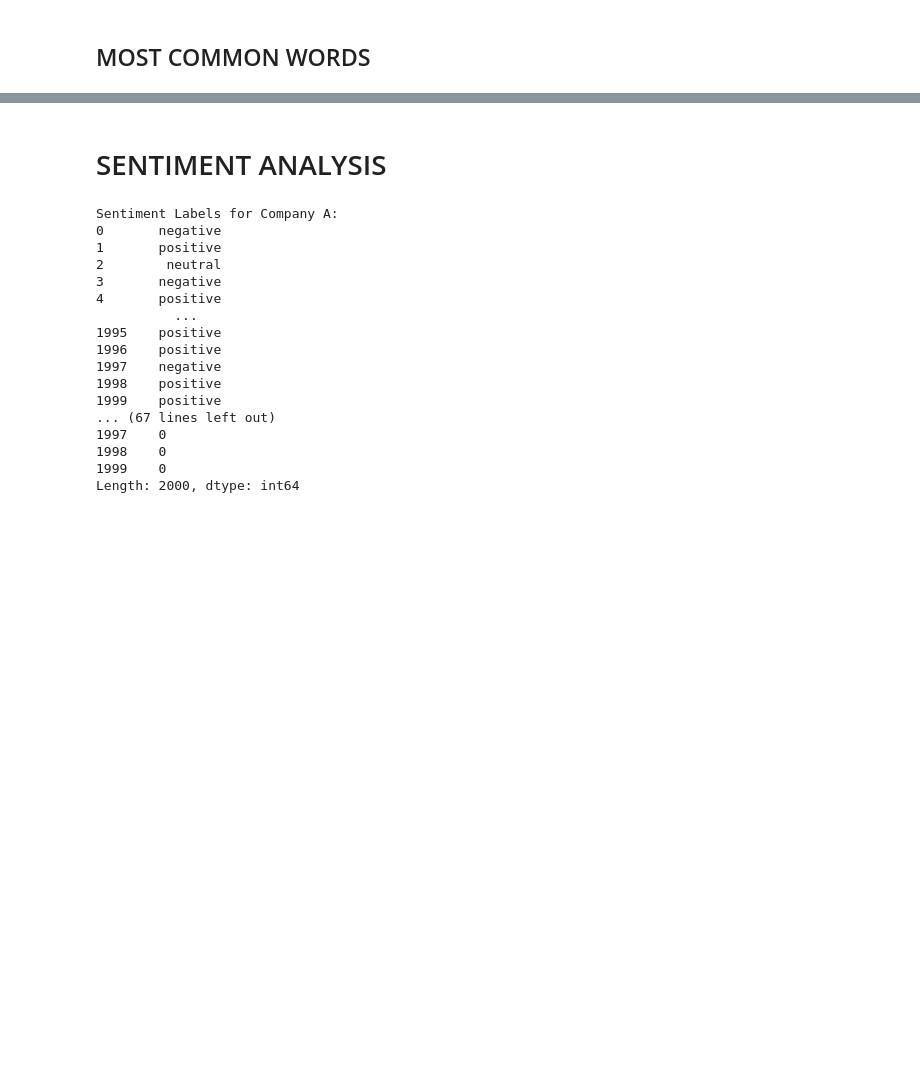
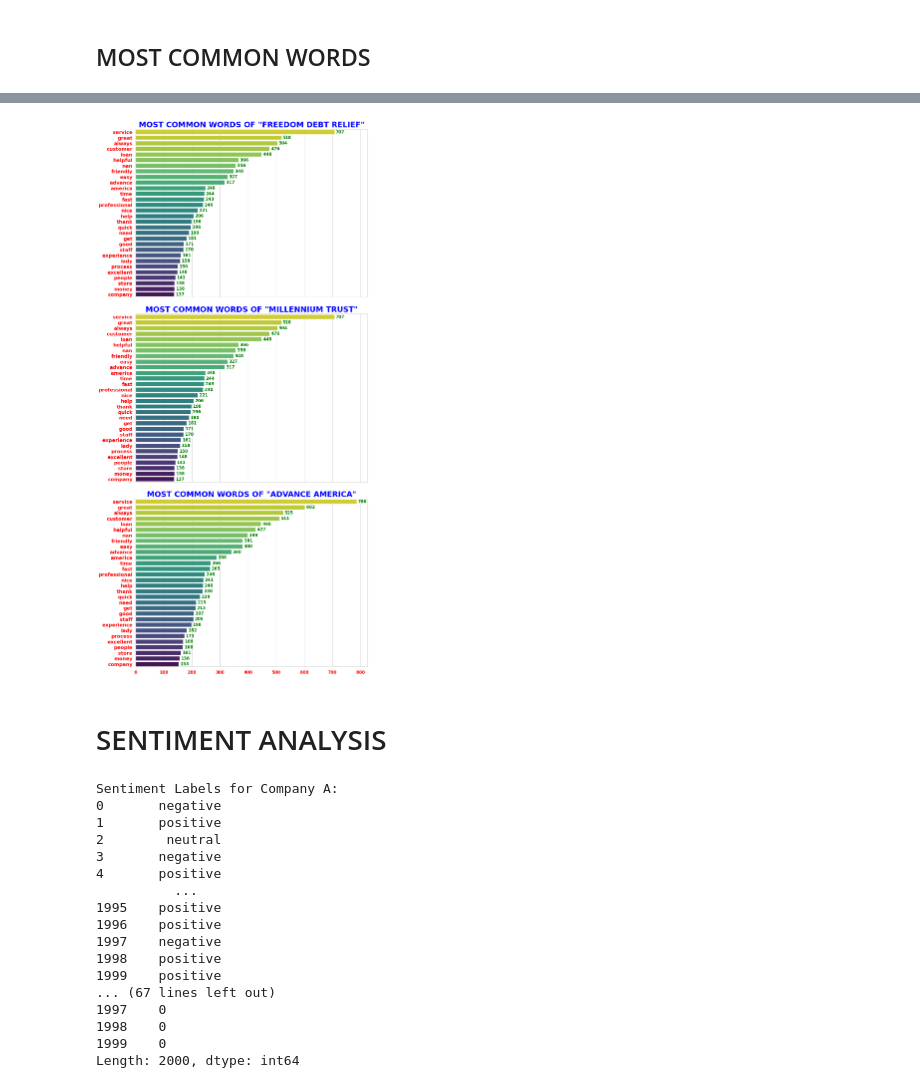
Before and after one commit to arifaygun/CustomerEye, a Jupyter notebook: Company_Reviews(Master2).ipynb, the cells around one changed output, grey strips where cells are left out. Drawn from its saved outputs; the diff is of its cells as text; code cells hidden in the pictures; blank space fills up the shorter version.

```diff
--- a/Company_Reviews(Master2).ipynb
+++ b/Company_Reviews(Master2).ipynb
@@ -326,3 +368,72 @@ plt.show()
+# %%
+# Function to calculate word counts, display the top 30 words, and create a bar chart with gradient colors
+def calculate_display_and_chart_word_counts(data, title, ax, top_n=30):
+    # Concatenate and split the text, handling NaN values
+    all_words = ' '.join(str(text) for text in data if pd.notna(text)).split()
+
+    # Count the occurrences of each word
+    word_counts = Counter(all_words)
+
+    # Sort the word counts in descending order
+    sorted_word_counts = dict(sorted(word_counts.items(), key=lambda item: item[1], reverse=True))
+
+    # Create a DataFrame for the first 30 most common words
+    word_counts_df = pd.DataFrame(list(sorted_word_counts.items()), columns=['Word', 'Count'])
+
+    # Create a horizontal bar chart with gradient colors for the top 30 words
+    top_words = list(sorted_word_counts.keys())[:top_n][::-1]  # Reverse the order
+    top_word_counts = list(sorted_word_counts.values())[:top_n][::-1]  # Reverse the order
+
+    # Create a color map with gradient colors
+    color_map = sns.color_palette("viridis", n_colors=top_n)
+
+    # Add spacing between bars by adjusting the width
+    bar_width = 0.8
+    bars = sns.barplot(x=top_word_counts, y=top_words, palette=color_map, order=top_words, ax=ax)
+
+    # Add data values on each bar with custom font size, weight, and color
+    for bar, count in zip(bars.patches, top_word_counts):
+        ax.text(bar.get_width() + 5, bar.get_y() + bar_width / 2, str(count),
+                va='center', fontsize=12, fontweight='bold', color='green')
+
+    # Set axis labels and invert the y-axis for better readability
+    ax.invert_yaxis()
+
+    # Add a title with specified properties
+    ax.set_title(f'MOST COMMON WORDS OF {title}', fontsize=22, fontweight='bold', color='blue')
+
+    # Customize xticks and yticks
+    ax.tick_params(axis='both', which='major', labelsize=12, color='red', width=4, length=6)
+    ax.xaxis.label.set_size(12)
+    ax.yaxis.label.set_size(12)
+
+# Create subplots for the three DataFrames in a single column with three rows, add more gap between subplots
+fig, axs = plt.subplots(3, 1, figsize=(12, 28), sharex=True, gridspec_kw={'hspace': 0.1})
+
+# Apply the function to your DataFrames with subplots separately
+calculate_display_and_chart_word_counts(df2['Cleaned_Reviews'], '"FREEDOM DEBT RELIEF"', axs[0])
+calculate_display_and_chart_word_counts(df2['Cleaned_Reviews'], '"MILLENNIUM TRUST"', axs[1])
+calculate_display_and_chart_word_counts(df3['Cleaned_Reviews'], '"ADVANCE AMERICA"', axs[2])
+
+# Set yticks and format for all subplots to ensure consistency
+yticks = axs[2].get_yticks()
+yticklabels = axs[2].get_yticklabels()
+for ax in axs:
+    ax.set_yticks(yticks)
+    ax.set_yticklabels(yticklabels, fontsize=14, color='red', weight='bold')
+
+# Customize xticks for all subplots
+for ax in axs:
+    ax.tick_params(axis='x', which='major', labelsize=12, color='red', width=4, length=6)
+
+# Customize xticks for the entire figure
+plt.xticks(fontsize=12, color='red', weight='bold')
+
+# Show the subplots
+plt.tight_layout()
+plt.show()
+# %% [output]
+[figure, added]
 # %% [markdown]
 # SENTIMENT ANALYSIS
 # %%
```
Also changed, not shown: parts of 7 cells of this notebook.
